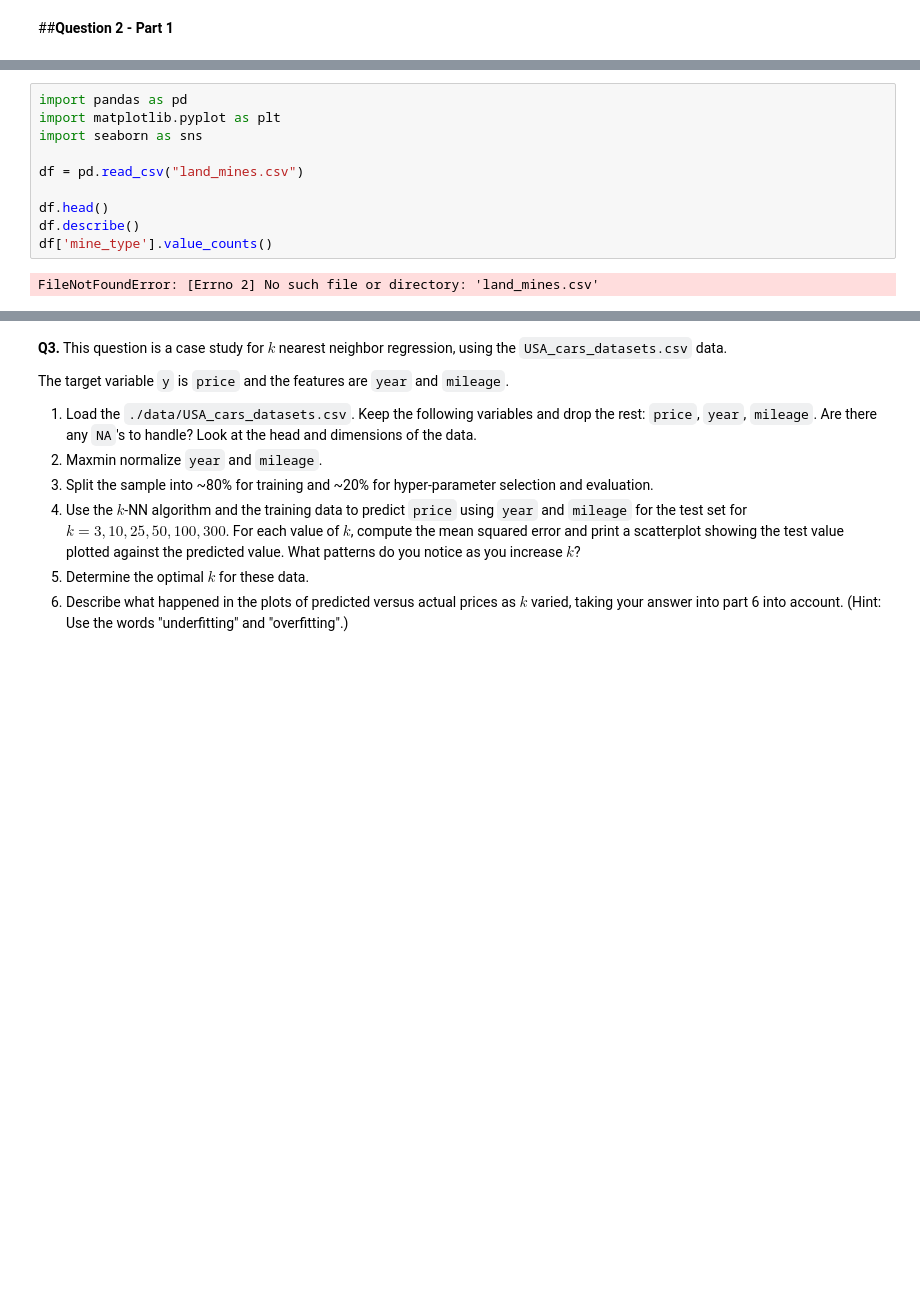
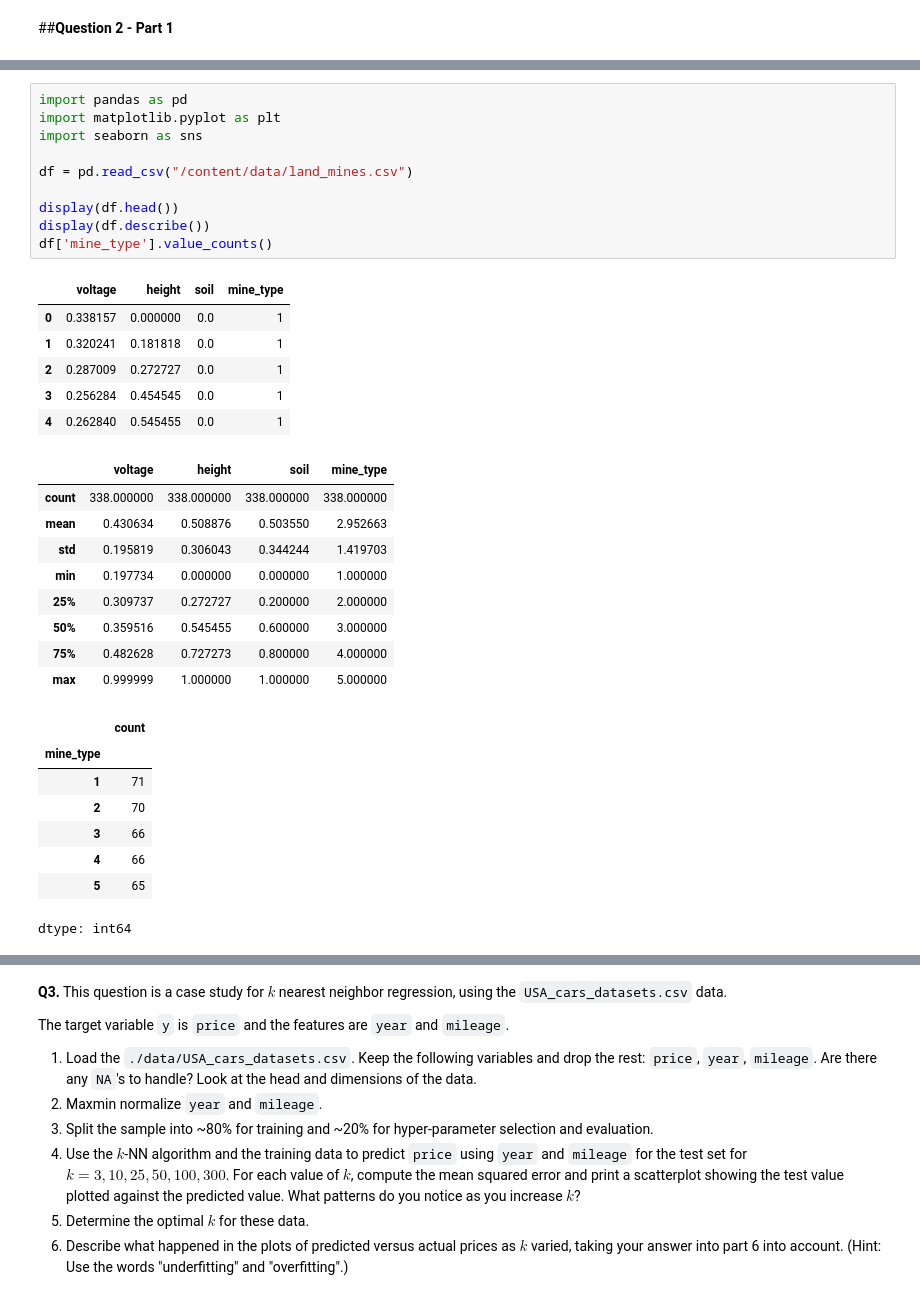
Before and after one commit to thomashooks53/DS-2002-F25, a Jupyter notebook: 02_assignment_knn.ipynb, the cells around one changed output, grey strips where cells are left out. Saved outputs shown, nothing was run; the diff lists cells and outputs as text; blank space fills up the shorter version.

```diff
--- a/02_assignment_knn.ipynb
+++ b/02_assignment_knn.ipynb
@@ -68,12 +99,34 @@ The data consists of a label, `mine_type`, taking integer values 1 to 5, and thr
 # %%
 import pandas as pd
 import matplotlib.pyplot as plt
 import seaborn as sns
 
-df = pd.read_csv("land_mines.csv")
+df = pd.read_csv("/content/data/land_mines.csv")
 
-df.head()
-df.describe()
+display(df.head())
+display(df.describe())
 df['mine_type'].value_counts()
 # %% [output]
+|  | voltage | height | soil | mine_type |
+| 0 | 0.338157 | 0.000000 | 0.0 | 1 |
+| 1 | 0.320241 | 0.181818 | 0.0 | 1 |
+| 2 | 0.287009 | 0.272727 | 0.0 | 1 |
+| 3 | 0.256284 | 0.454545 | 0.0 | 1 |
+| 4 | 0.262840 | 0.545455 | 0.0 | 1 |
+|  | voltage | height | soil | mine_type |
+| count | 338.000000 | 338.000000 | 338.000000 | 338.000000 |
+| mean | 0.430634 | 0.508876 | 0.503550 | 2.952663 |
+| std | 0.195819 | 0.306043 | 0.344244 | 1.419703 |
+| min | 0.197734 | 0.000000 | 0.000000 | 1.000000 |
+| 25% | 0.309737 | 0.272727 | 0.200000 | 2.000000 |
+| 50% | 0.359516 | 0.545455 | 0.600000 | 3.000000 |
+| 75% | 0.482628 | 0.727273 | 0.800000 | 4.000000 |
+| max | 0.999999 | 1.000000 | 1.000000 | 5.000000 |
+|  | count |
+| mine_type |  |
+| 1 | 71 |
+| 2 | 70 |
+| 3 | 66 |
+| 4 | 66 |
+| 5 | 65 |
-FileNotFoundError: [Errno 2] No such file or directory: 'land_mines.csv'
+dtype: int64
```
Also changed, not shown: parts of 2 cells of this notebook.
